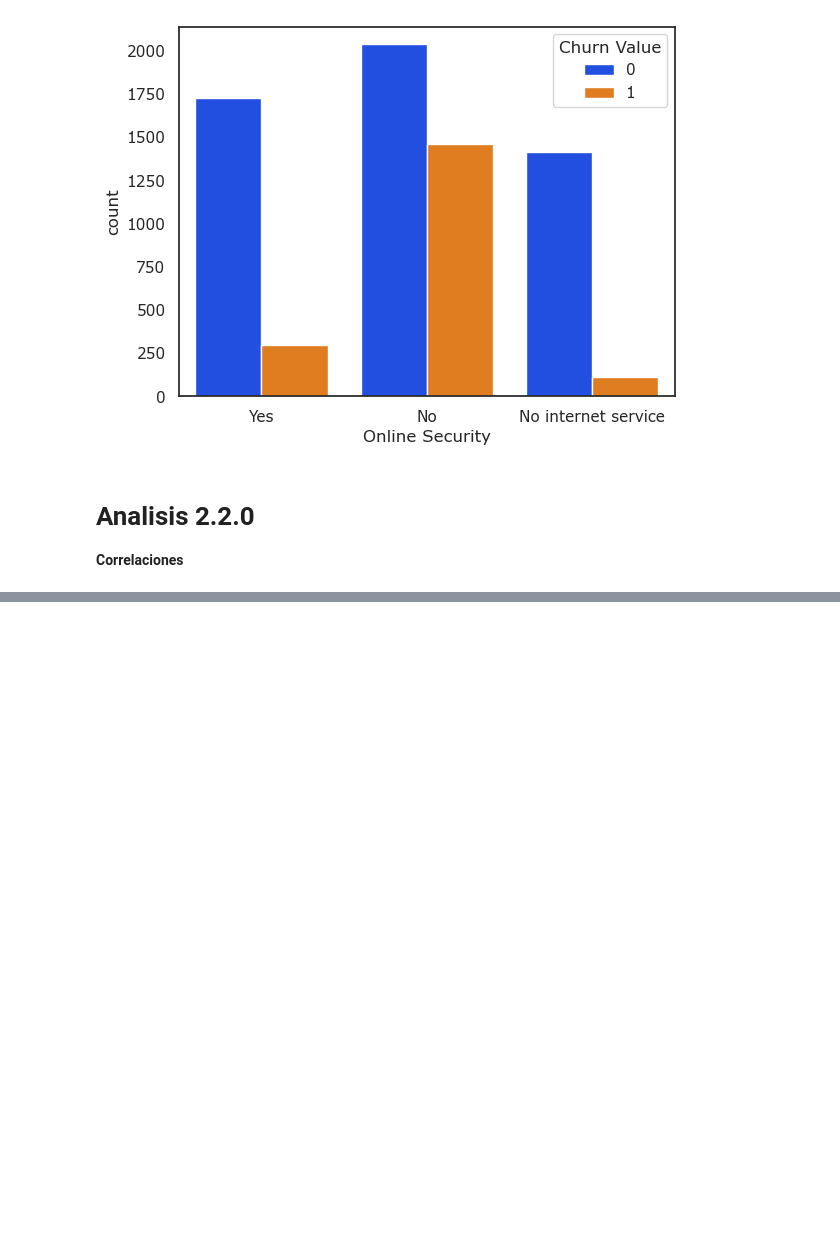
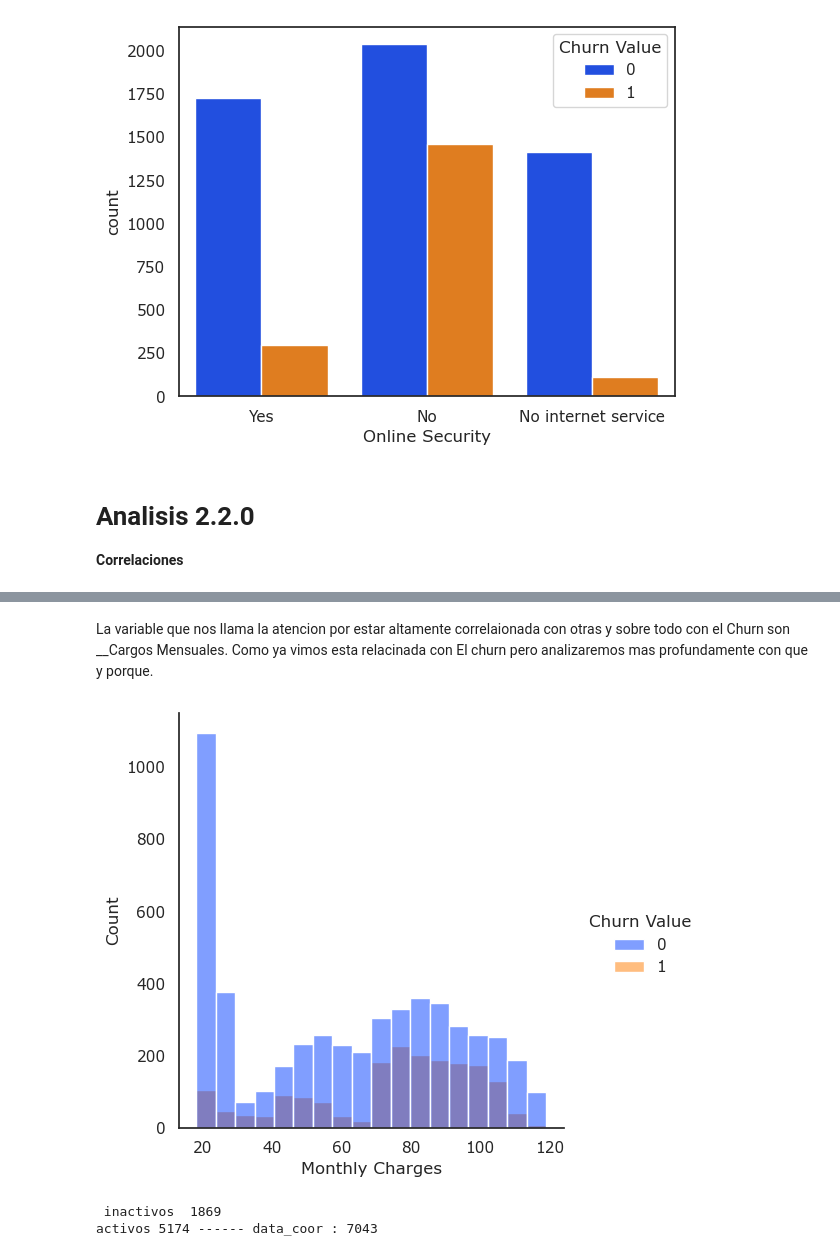
Before and after one commit to Brayam1998/dataScience_Churn, a Jupyter notebook: proyecto churn/Analisis_exploratorio/analisisL1.ipynb, the cells around one changed output, grey strips where cells are left out. Drawn from its saved outputs; the diff is of its cells as text; code cells hidden in the pictures; blank space fills up the shorter version.

```diff
--- a/proyecto churn/Analisis_exploratorio/analisisL1.ipynb
+++ b/proyecto churn/Analisis_exploratorio/analisisL1.ipynb
@@ -388,0 +452,22 @@ __Correlaciones__
+# %% [markdown]
+La variable que nos llama la atencion por estar altamente correlaionada con otras y sobre todo con el Churn son __Cargos Mensuales.
+Como ya vimos esta relacinada con El churn pero analizaremos mas profundamente con que y porque.
+# %%
+sns.displot(
+    data= data_corr,
+    x= "Monthly Charges",
+    hue = "Churn Value",
+)
+plt.show()
+# %% [output]
+[figure, added]
+# %%
+activos = data_corr.drop(
+    data_corr[data_corr['Churn Value'] == 1].index)
+
+inactivos = data_corr.drop(data_corr[data_corr['Churn Value'] == 0].index)
+print(f""" inactivos  {inactivos.shape[0]}
+activos {activos.shape[0]} ------ data_coor : {data_corr.shape[0]}  """)
+# %% [output]
+ inactivos  1869
+activos 5174 ------ data_coor : 7043
```
Also changed, not shown: parts of 20 cells of this notebook.
